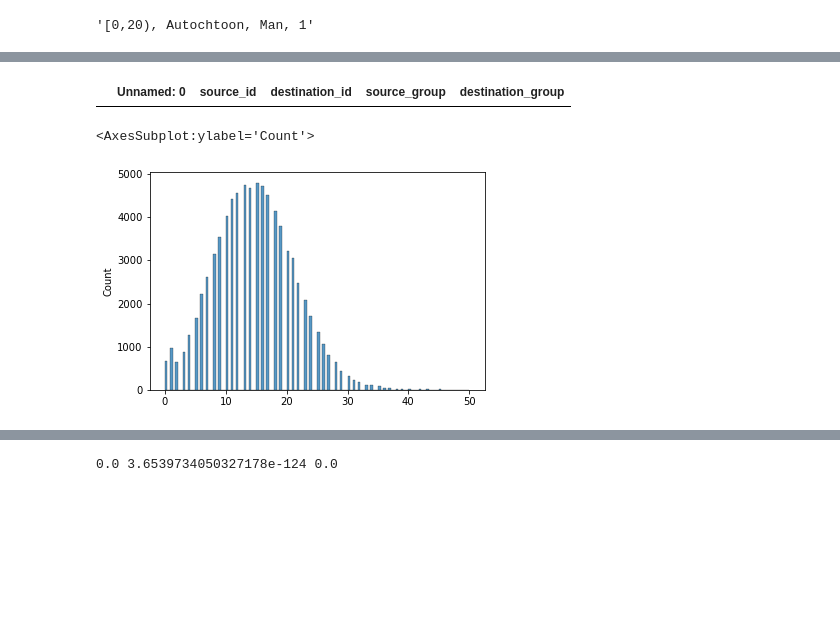
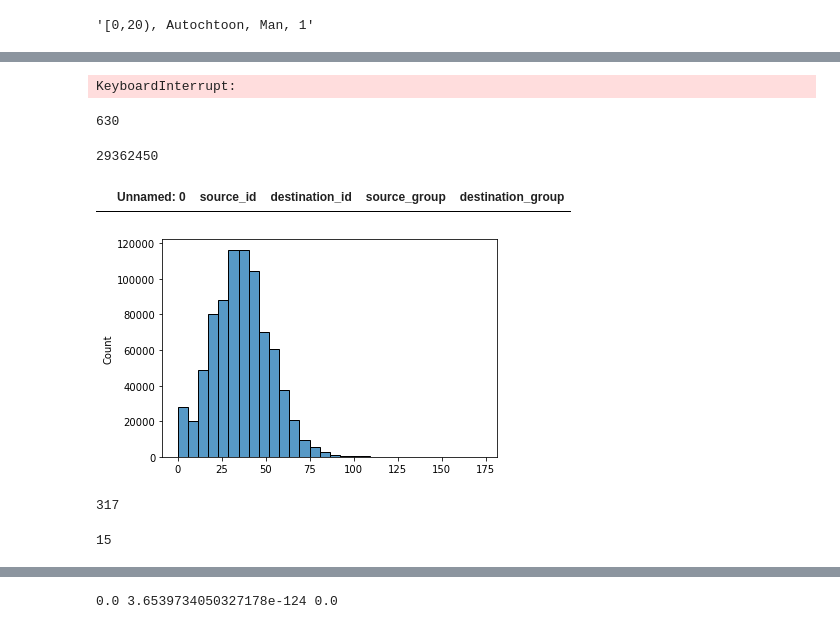
Before and after one commit to kamielgulpen/CLS-thesis, a Jupyter notebook: Network_analysis.ipynb, the cells around one changed output, grey strips where cells are left out. Drawn from its saved outputs; the diff is of its cells as text; code cells hidden in the pictures; blank space fills up the shorter version.

```diff
--- a/Network_analysis.ipynb
+++ b/Network_analysis.ipynb
@@ -216,9 +218,7 @@ rehash_dict[6]
 # %% [output]
 '[0,20), Autochtoon, Man, 1'
+# %%
+df = pd.read_csv(f'Data/NW_data/werkschool_nw_b=1_try_100_percentage.csv')
 # %%
 
-df = pd.read_csv(f'Data/NW_data/werkschool_nw_b=0_small.csv')
-df_s = df[(df['source_group']  == 6) & (df['destination_group']  == 6)]
-
-df_s
-# df
+df_s = df[(df['source_group'] == 6) & (df['destination_group'] == 40)]
@@ -239,2 +225,4 @@ df_s
 # %%
 G = nx.from_pandas_edgelist(df, 'source_id', 'destination_id',create_using=nx.DiGraph())
+# %% [output]
+KeyboardInterrupt:
@@ -241,5 +231,5 @@ G = nx.from_pandas_edgelist(df, 'source_id', 'destination_id',create_using=nx.Di
 # %%
-
+print(len(G_s.edges()))
 
 
 # print(len(G))
@@ -247,9 +237,14 @@ G = nx.from_pandas_edgelist(df, 'source_id', 'destination_id',create_using=nx.Di
 # G.degree()
 # degrees = {i[1]:i[0] for i in G.in_degree()}
 l_degrees = [ i[1] for i in G.in_degree()]
+l_degrees_s = [ i[1] for i in G_s.in_degree()]
 
 # print(len(l_degrees))
 # nx.overall_reciprocity(G)
+29362450
+# %% [output]
+630
+29362450
 # %%
 df_duplicates = df[df.duplicated(subset=['source_id','destination_id'], keep=False)]
 
@@ -257,7 +252,17 @@ df_duplicates
 # %% [output]
 |  | Unnamed: 0 | source_id | destination_id | source_group | destination_group |
 # %%
-sn.histplot(data=l_degrees)
+sn.histplot(data=l_degrees, bins = 30)
+plt.show()
 # %% [output]
-<AxesSubplot:ylabel='Count'>
-[figure, old version]
+[figure, new version]
+# %%
+print(max(l_degrees))
+
+x = [i for i in l_degrees if i > 250]
+# %% [output]
+317
+# %%
+len(x)
+# %% [output]
+15
```
Also changed, not shown: parts of 18 cells of this notebook, 16 other files.
